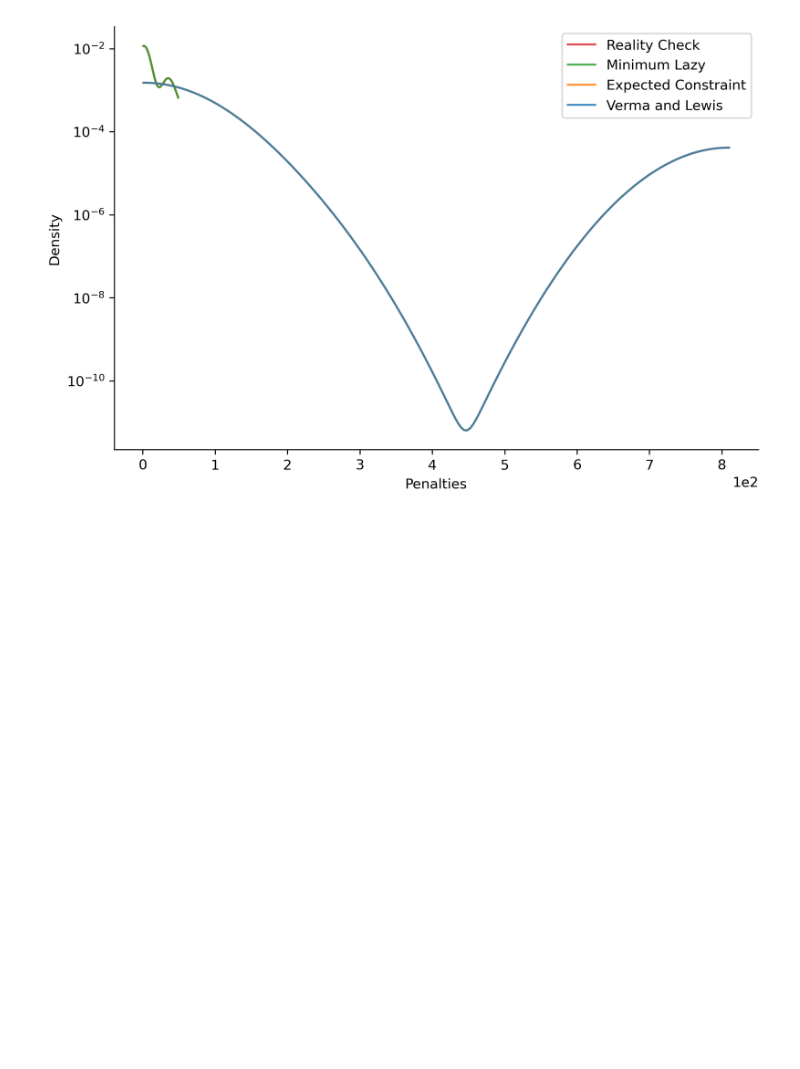
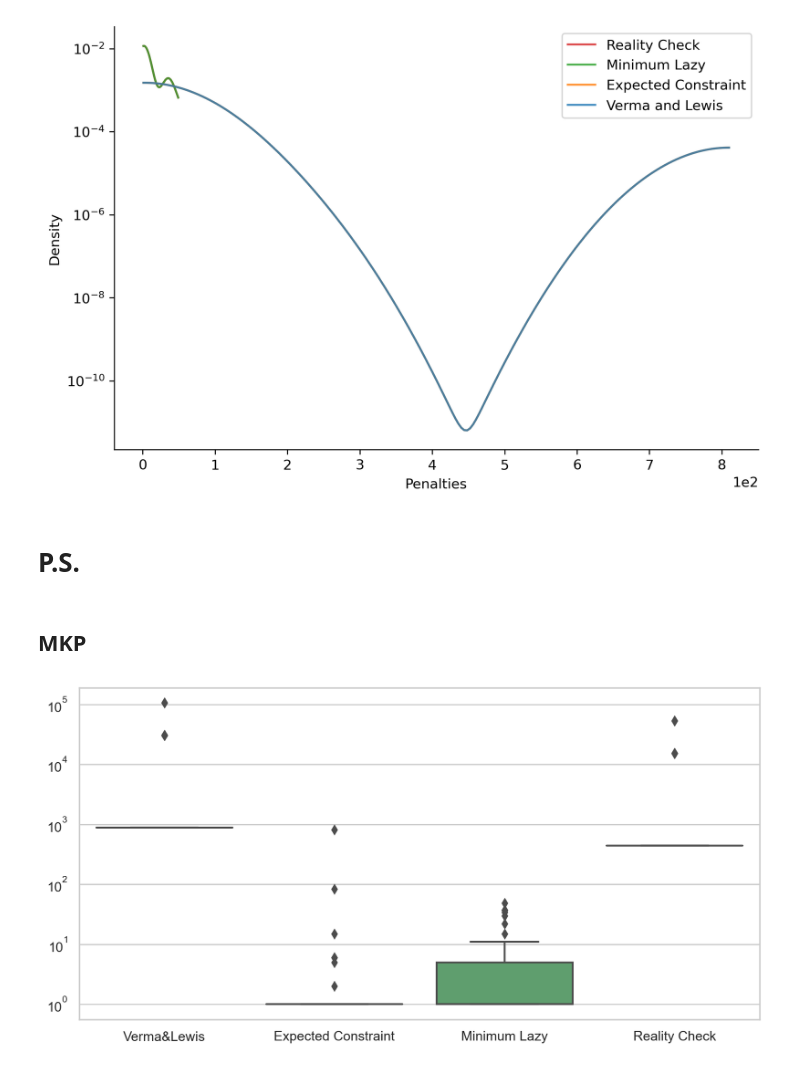
Before and after one commit to rienath/Estimating-Penalty-Coefficients-for-QUBO-Problems, a Jupyter notebook: Project and Deliverables/Implementation/Notebooks/Predicting Changes.ipynb, the cells around one changed output. Drawn from its saved outputs; the diff is of its cells as text; code cells hidden in the pictures; blank space fills up the shorter version.

Commit message:
Penalties statistics

```diff
--- a/Project and Deliverables/Implementation/Notebooks/Predicting Changes.ipynb
+++ b/Project and Deliverables/Implementation/Notebooks/Predicting Changes.ipynb
@@ -140,3 +140,28 @@ Figure.penalty_distribution(mkp_expected_penalties,
 # %% [output]
 <Figure size 2400x800 with 0 Axes>
 [figure]
+# %% [markdown]
+# P.S.
+# %%
+def box_plots(vl_p, expected_p, lazy_p, check_p):
+    # Names of the algorithms
+    vl = 'Verma&Lewis'
+    expected = 'Expected Constraint'
+    lazy = 'Minimum Lazy'
+    check = 'Reality Check'
+    # Get data into the right shape
+    comparison = {'Penalties' : vl_p + expected_p + lazy_p + check_p,
+                 'Algorithm' : [vl]*len(vl_p) + [expected]*len(expected_p) + [lazy]*len(lazy_p) + [check]*len(check_p)}
+    plt.figure(figsize=(10, 5), dpi=200)
+    ax = sns.boxplot(x="Algorithm", y="Penalties", data=comparison)
+    plt.yscale('log')
+    return comparison
+# %% [markdown]
+## MKP
+# %%
+mkp_stats = box_plots(mkp_vl_penalties,
+                      mkp_expected_penalties,
+                      mkp_lazy_penalties,
+                      mkp_check_penalties)
+# %% [output]
+[figure, added]
```
Also changed, not shown: parts of 16 cells of this notebook.
